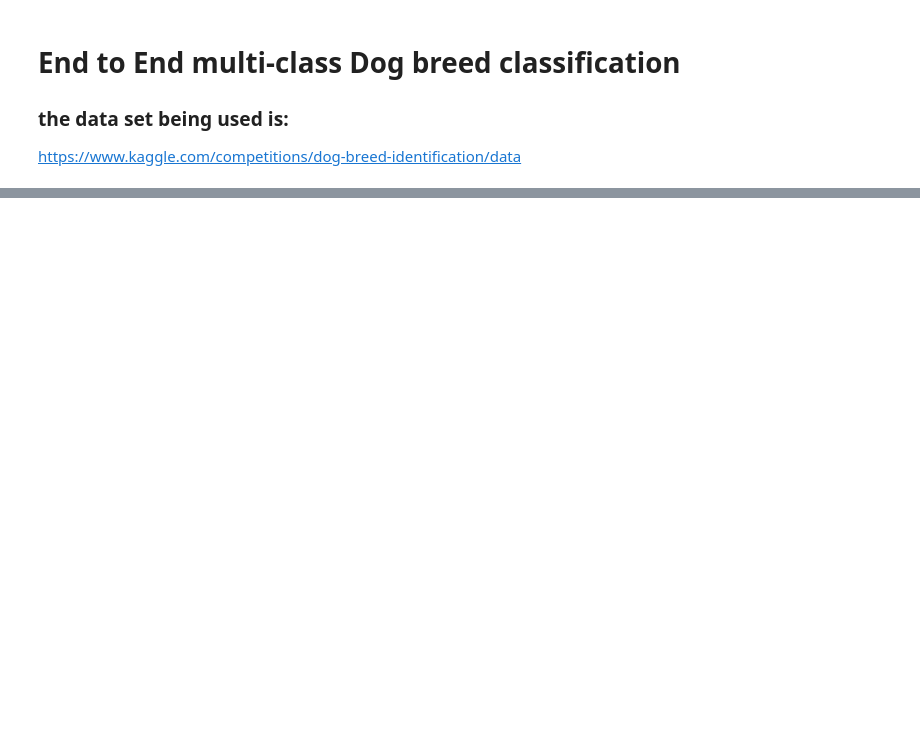
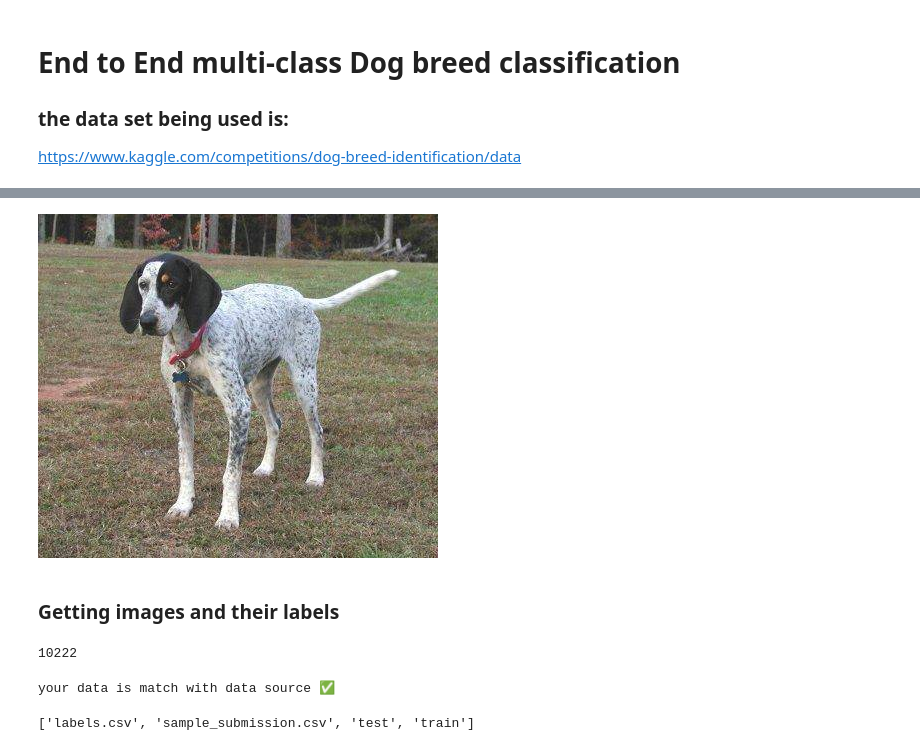
Before and after one commit to rezaazimibar/MachineLearning-projects-playground, a Jupyter notebook: RegularProjects/dog_breed-classification/dog_breed_prediction.ipynb, the cells around one changed output, grey strips where cells are left out. Cells and saved outputs as stored; diff of their text form; code cells hidden in the pictures; blank space fills up the shorter version.

```diff
--- a/RegularProjects/dog_breed-classification/dog_breed_prediction.ipynb
+++ b/RegularProjects/dog_breed-classification/dog_breed_prediction.ipynb
@@ -28,0 +51,25 @@ import matplotlib.pyplot as plt
+# %%
+from IPython.display import Image
+Image('drive/MyDrive/dog_vision/train/00214f311d5d2247d5dfe4fe24b2303d.jpg')
+# %% [output]
+[figure, added]
+# %% [markdown]
+### Getting images and their labels
+# %%
+filenames = [f"drive/MyDrive/dog_vision/train/{fname}.jpg" for fname in labels_csv["id"]]
+len(filenames)
+# %% [output]
+10222
+# %%
+# check whether number of filenames matches number of actual image files
+import os
+if len(os.listdir('drive/MyDrive/dog_vision/train/')) == len(filenames):
+  print('your data is match with data source ✅')
+else:
+  print('your data is not match with data source check out and find the problem ❌')
+# %% [output]
+your data is match with data source ✅
+# %%
+os.listdir('drive/MyDrive/dog_vision')
+# %% [output]
+['labels.csv', 'sample_submission.csv', 'test', 'train']
```
Also changed, not shown: parts of 12 cells of this notebook.
